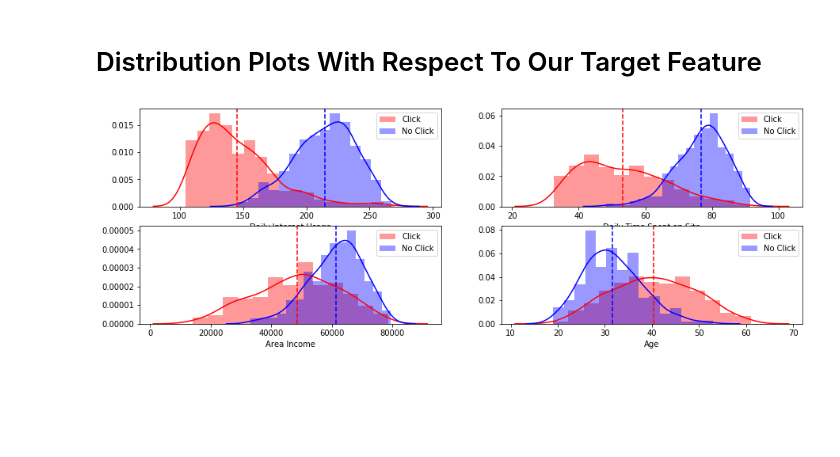
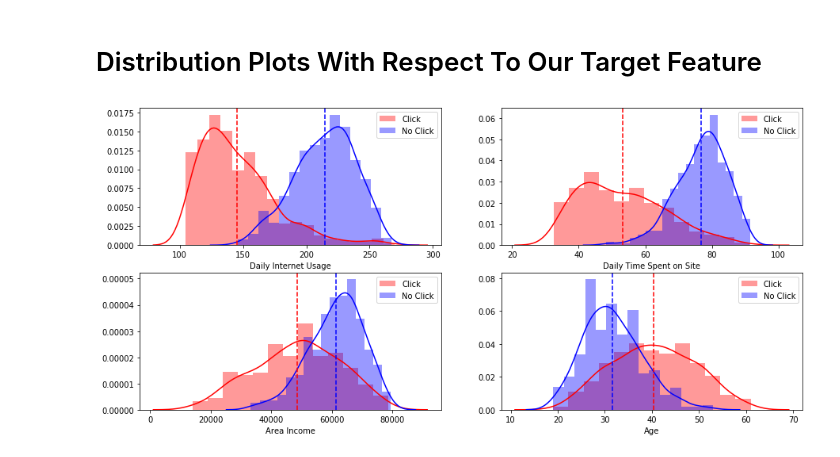
Before and after one commit to parlad123/Marketing-ad-challange, a Jupyter notebook: MARKETING AD CHALLENGE.ipynb, the cells around one changed output. Cells and saved outputs as stored; diff of their text form; code cells hidden in the pictures; blank space fills up the shorter version.

```diff
--- a/MARKETING AD CHALLENGE.ipynb
+++ b/MARKETING AD CHALLENGE.ipynb
@@ -319,22 +313,22 @@ sns.heatmap(data_corr, cmap='YlGnBu', linewidth=.005, annot=True)
 # %%
 # Subsetting by clicks
 click = data["Clicked on Ad"] == 1
 no_click = data["Clicked on Ad"] == 0
 
 # Creating the plots
 features = ["Daily Internet Usage", "Daily Time Spent on Site", "Area Income", "Age"]
 labels = ["Click", "No Click"]
 
 def creating_plots(features, labels):
-    plt.figure(figsize=(15,5))
+    plt.figure(figsize=(15,7))
     for feature in features:
         plt.subplot(2, 2, features.index(feature)+1)
         sns.distplot(data[feature][click], label=labels[0], color="r")
         sns.distplot(data[feature][no_click], label=labels[1], color="b")
         plt.axvline(data[feature][click].mean(), linestyle = '--', color="r")
         plt.axvline(data[feature][no_click].mean(), linestyle = '--', color="b")
         plt.legend()
 
 creating_plots(features, labels)
 # %% [output]
-[figure, old version]
+[figure, new version]
```
Also changed, not shown: parts of 19 cells of this notebook.
